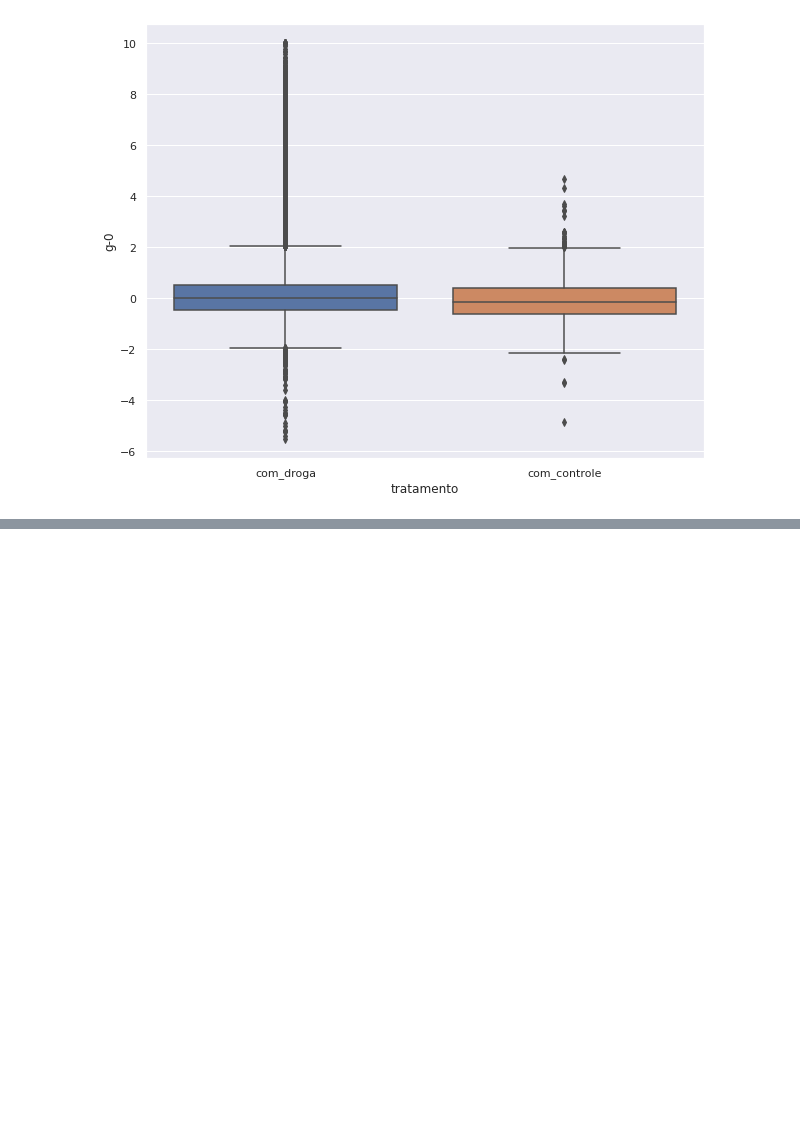
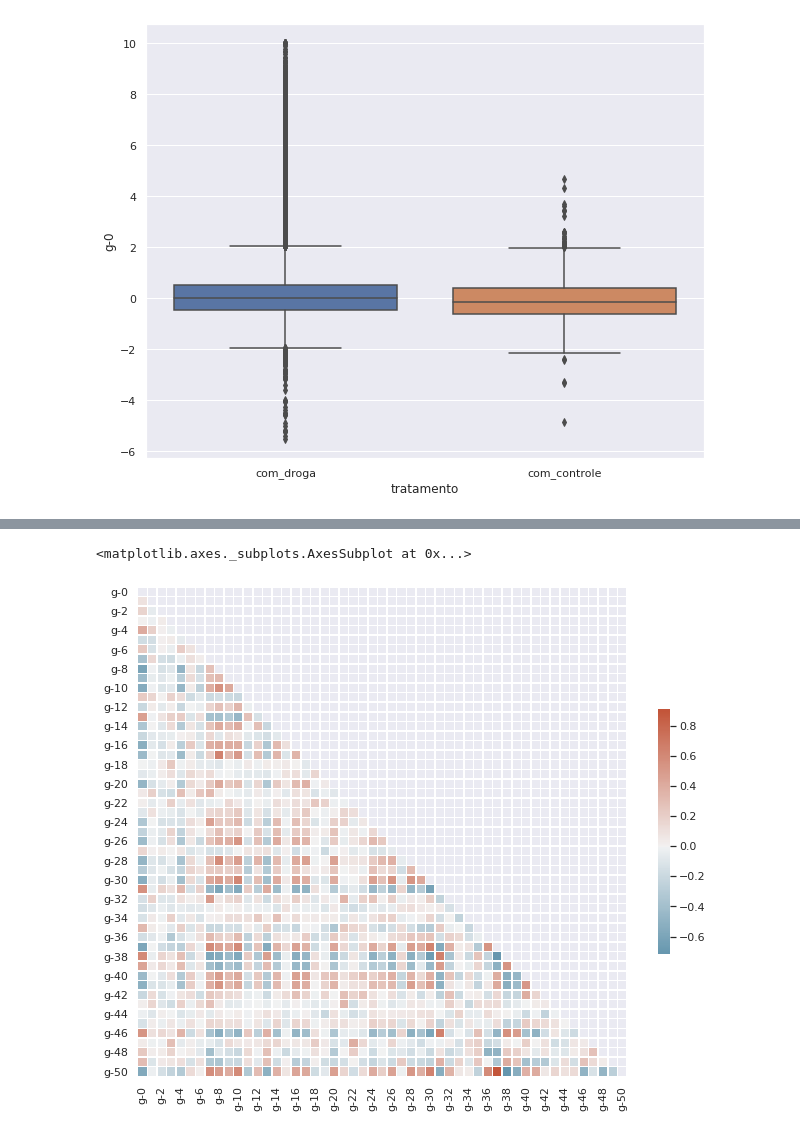
Before and after one commit to carlosantoss/imersao-dados-03, a Jupyter notebook: ImersaoDados03.ipynb, the cells around one changed output, grey strips where cells are left out. Saved outputs shown, nothing was run; the diff lists cells and outputs as text; code cells hidden in the pictures; blank space fills up the shorter version.

```diff
--- a/ImersaoDados03.ipynb
+++ b/ImersaoDados03.ipynb
@@ -149,0 +220,19 @@ sns.boxplot(y='g-0', x='tratamento', data=dados) # boxplot do g-0
+# %%
+# correlação em gráfico
+corr = dados.loc[:, 'g-0':'g-50'].corr()
+
+# gerar máscara para o triângulo superior
+mask = np.triu(np.ones_like(corr, dtype=bool))
+
+# configurar a figura matplotlib
+f, ax = plt.subplots(figsize=(11, 9))
+
+# gerar um mapa de cores divergentes personalizado
+cmap = sns.diverging_palette(230, 20, as_cmap=True)
+
+# desenhar o mapa de calor com a máscara e a proporção correta
+sns.heatmap(corr, mask=mask, cmap=cmap, center = 0,
+            square=True, linewidths=.5, cbar_kws={'shrink': .5})
+# %% [output]
+<matplotlib.axes._subplots.AxesSubplot at 0x...>
+[figure, added]
```
Also changed, not shown: parts of 20 cells of this notebook.
